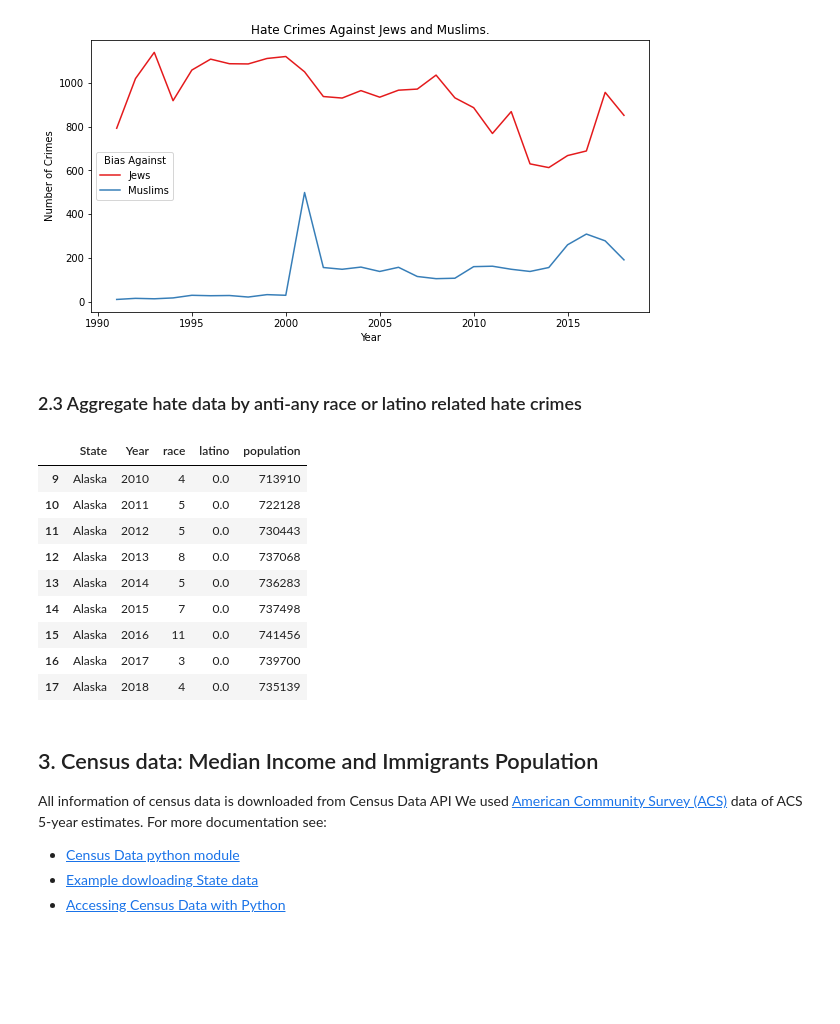
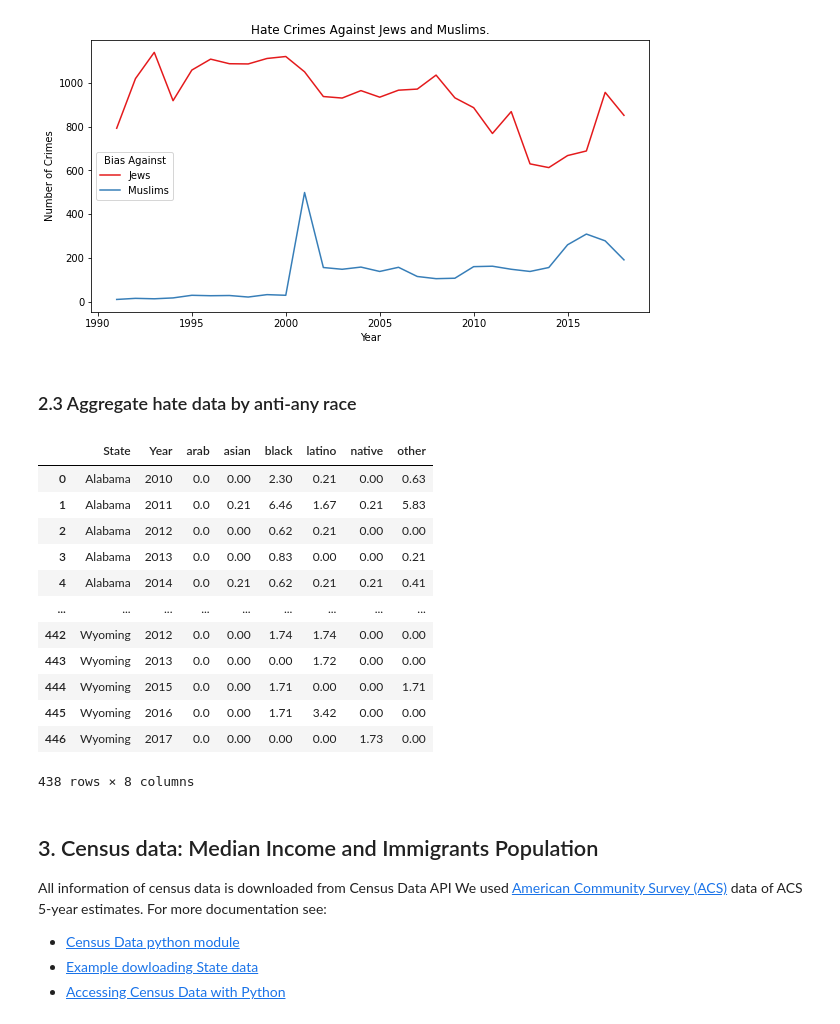
Before and after one commit to jramtos/hate_groups, a Jupyter notebook: analysis_hate_data.ipynb, the cells around one changed output. Drawn from its saved outputs; the diff is of its cells as text; code cells hidden in the pictures; blank space fills up the shorter version.

```diff
--- a/analysis_hate_data.ipynb
+++ b/analysis_hate_data.ipynb
@@ -138,3 +140,22 @@ plt.show()
+# %%
+groups = hg.groupby(['State', 'Year', 'Ideology']).size().unstack('Ideology').reset_index()
+groups.fillna(0, inplace=True)
+other_ideologies = ['Anti-LGBTQ', 'Black Separatist', 'Christian Identity', 'General Hate', 'Hate Music',
+                    'Holocaust Denial', 'Ku Klux Klan', 'Male Supremacy', 'Neo-Confederate','Neo-Volkisch',
+                    'Racist Skinhead','Radical Traditional Catholicism']
+groups['Other'] = groups[other_ideologies].sum(axis=1)
+groups.drop(columns=other_ideologies, inplace=True)
+groups=groups[groups.Year > 2009]
+groups = groups.merge(pop, on=['State', 'Year'], how='left')
+
+groups=groups[groups.State != 'District of Columbia']
+
+ideologies= ['Anti-Immigrant', 'Anti-Muslim', 'Neo-Nazi', 'White Nationalist', 'Other']
+groups[ideologies] = groups[ideologies].fillna(0)
+for col in ideologies:
+    groups[col] = (groups[col]/groups['population']*1000000).apply(round, ndigits=2)
+groups.drop(columns=['population'], inplace=True)
+groups.to_csv('data/agg_hg.csv', index=False)
 # %% [markdown]
 ## 2. Hate crimes in the US
 To analyze hate crimes in the US, we rely on the Uniform Crime Report (UCR) data, although it is worth noting that these reports may be highly underestimating the real number of hate crimes (See: [Pezzella et al. (2019)](https://doi.org/10.1177%2F0002764218823844)).
@@ -163,15 +184,15 @@ def reduce_category(word):
             return 'race_{}'.format(i)
     for i in lgbt:
         if i in w:
-            return 'lgbt'
+            return 'LGBT'
     for i in gender:
         if i in w:
-            return 'gender'
+            return 'Gender'
     for i in religious:
         if i in w:
             return 'r_{}'.format(i)
 
-    return 'other'
+    return 'Other'
 # %%
 hc['cat'] = hc.apply(lambda row: reduce_category(row['BIAS_DESC']), axis=1)
 hc['race'] = np.where(hc.cat.str.startswith('race_'),hc.cat.str.replace('race_',''), np.nan)
@@ -291,4 +312,4 @@ plt.show()
 # %% [output]
 [figure]
 # %% [markdown]
-### 2.3 Aggregate hate data by anti-any race or latino related hate crimes
+### 2.3 Aggregate hate data by anti-any race
@@ -303,16 +316,32 @@ agg_hc.to_csv('data/agg_hc.csv', index=False)
-# %%
-agg_hc[agg_hc.State == 'Alaska']
-# %% [output]
-|  | State | Year | race | latino | population |
-| 9 | Alaska | 2010 | 4 | 0.0 | 713910 |
-| 10 | Alaska | 2011 | 5 | 0.0 | 722128 |
-| 11 | Alaska | 2012 | 5 | 0.0 | 730443 |
-| 12 | Alaska | 2013 | 8 | 0.0 | 737068 |
-| 13 | Alaska | 2014 | 5 | 0.0 | 736283 |
-| 14 | Alaska | 2015 | 7 | 0.0 | 737498 |
-| 15 | Alaska | 2016 | 11 | 0.0 | 741456 |
-| 16 | Alaska | 2017 | 3 | 0.0 | 739700 |
-| 17 | Alaska | 2018 | 4 | 0.0 | 735139 |
+# %%
+groups_hc = hc[hc.cat =='race'].groupby(['STATE_NAME', 'DATA_YEAR', 'race']).size().unstack().reset_index()
+race_categories = ['arab', 'asian', 'black', 'latino', 'native', 'race', 'white']
+groups_hc[race_categories] = groups_hc[race_categories].fillna(0)
+groups_hc['other'] = groups_hc[['white', 'race']].sum(axis=1)
+groups_hc.rename(columns={'STATE_NAME': 'State', 'DATA_YEAR': 'Year'}, inplace=True)
+groups_hc = groups_hc[groups_hc.Year > 2009].merge(pop, on=['State', 'Year'], how='left')
+groups_hc=groups_hc[groups_hc.State != 'District of Columbia']
+groups_hc[race_categories] = groups_hc[race_categories].fillna(0)
+groups_hc.drop(columns=['white', 'race'], inplace=True)
+for col in race_categories[:-2]+['other']:
+    groups_hc[col]= (groups_hc[col]/groups_hc['population']*1000000).apply(round, ndigits=2)
+groups_hc.drop(columns='population', inplace=True)
+groups_hc.to_csv('data/agg_hc.csv', index=False)
+groups_hc
+# %% [output]
+|  | State | Year | arab | asian | black | latino | native | other |
+| 0 | Alabama | 2010 | 0.0 | 0.00 | 2.30 | 0.21 | 0.00 | 0.63 |
+| 1 | Alabama | 2011 | 0.0 | 0.21 | 6.46 | 1.67 | 0.21 | 5.83 |
+| 2 | Alabama | 2012 | 0.0 | 0.00 | 0.62 | 0.21 | 0.00 | 0.00 |
+| 3 | Alabama | 2013 | 0.0 | 0.00 | 0.83 | 0.00 | 0.00 | 0.21 |
+| 4 | Alabama | 2014 | 0.0 | 0.21 | 0.62 | 0.21 | 0.21 | 0.41 |
+| ... | ... | ... | ... | ... | ... | ... | ... | ... |
+| 442 | Wyoming | 2012 | 0.0 | 0.00 | 1.74 | 1.74 | 0.00 | 0.00 |
+| 443 | Wyoming | 2013 | 0.0 | 0.00 | 0.00 | 1.72 | 0.00 | 0.00 |
+| 444 | Wyoming | 2015 | 0.0 | 0.00 | 1.71 | 0.00 | 0.00 | 1.71 |
+| 445 | Wyoming | 2016 | 0.0 | 0.00 | 1.71 | 3.42 | 0.00 | 0.00 |
+| 446 | Wyoming | 2017 | 0.0 | 0.00 | 0.00 | 0.00 | 1.73 | 0.00 |
+438 rows × 8 columns
 # %% [markdown]
 ## 3. Census data: Median Income and Immigrants Population
 All information of census data is downloaded from Census Data API
```
Also changed, not shown: parts of 2 cells of this notebook, 5 other files.
